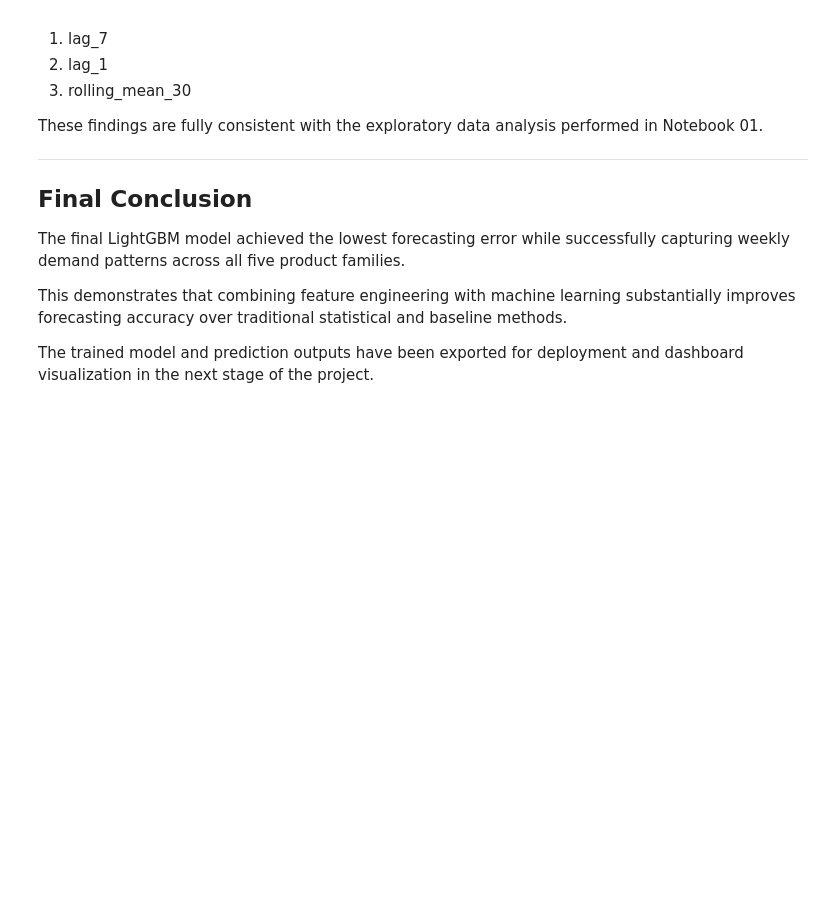
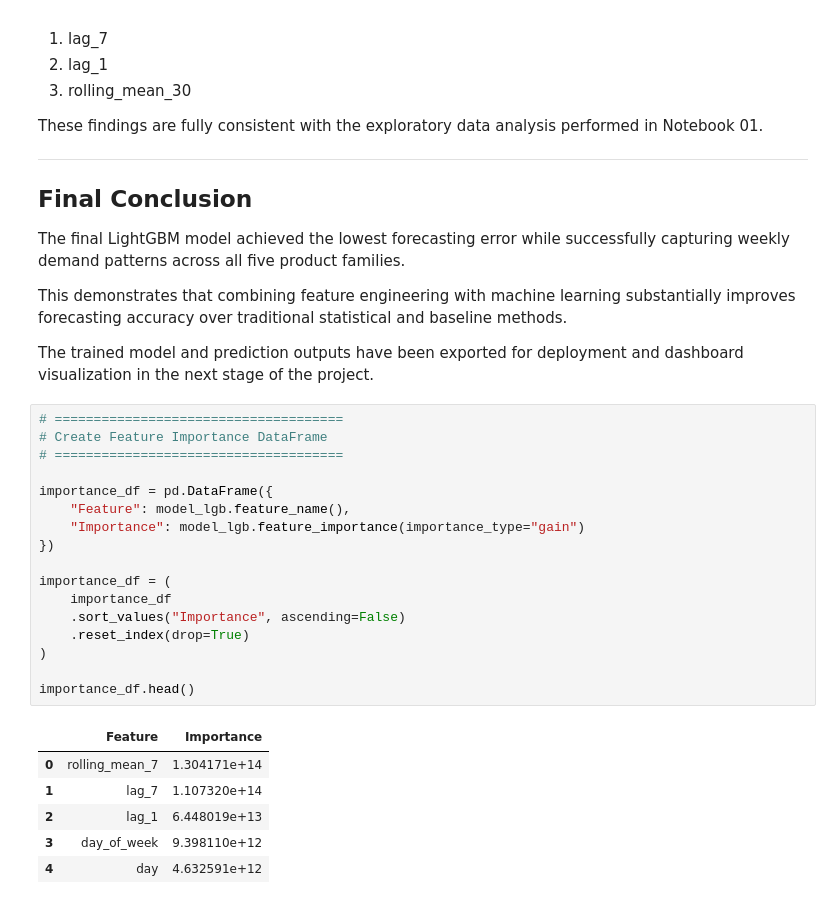
Before and after one commit to Edugar97/retail-demand-forecasting, a Jupyter notebook: notebooks/02_modeling.ipynb, the cells around one changed output. Cells and saved outputs as stored; diff of their text form; blank space fills up the shorter version.

```diff
--- a/notebooks/02_modeling.ipynb
+++ b/notebooks/02_modeling.ipynb
@@ -1143,3 +1143,27 @@ The final LightGBM model achieved the lowest forecasting error while successfull
 This demonstrates that combining feature engineering with machine learning substantially improves forecasting accuracy over traditional statistical and baseline methods.
 
 The trained model and prediction outputs have been exported for deployment and dashboard visualization in the next stage of the project.
+# %%
+# =====================================
+# Create Feature Importance DataFrame
+# =====================================
+
+importance_df = pd.DataFrame({
+    "Feature": model_lgb.feature_name(),
+    "Importance": model_lgb.feature_importance(importance_type="gain")
+})
+
+importance_df = (
+    importance_df
+    .sort_values("Importance", ascending=False)
+    .reset_index(drop=True)
+)
+
+importance_df.head()
+# %% [output]
+|  | Feature | Importance |
+| 0 | rolling_mean_7 | 1.304171e+14 |
+| 1 | lag_7 | 1.107320e+14 |
+| 2 | lag_1 | 6.448019e+13 |
+| 3 | day_of_week | 9.398110e+12 |
+| 4 | day | 4.632591e+12 |
```
Also changed, not shown: parts of 5 cells of this notebook, 1 other file.
